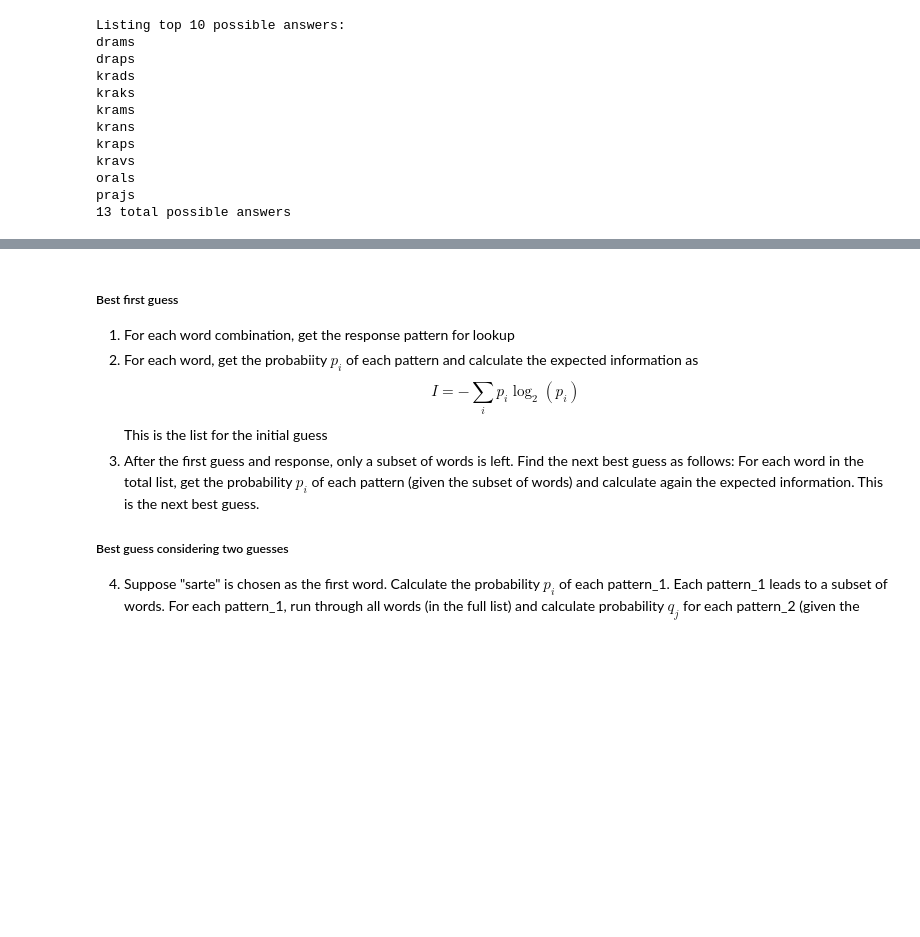
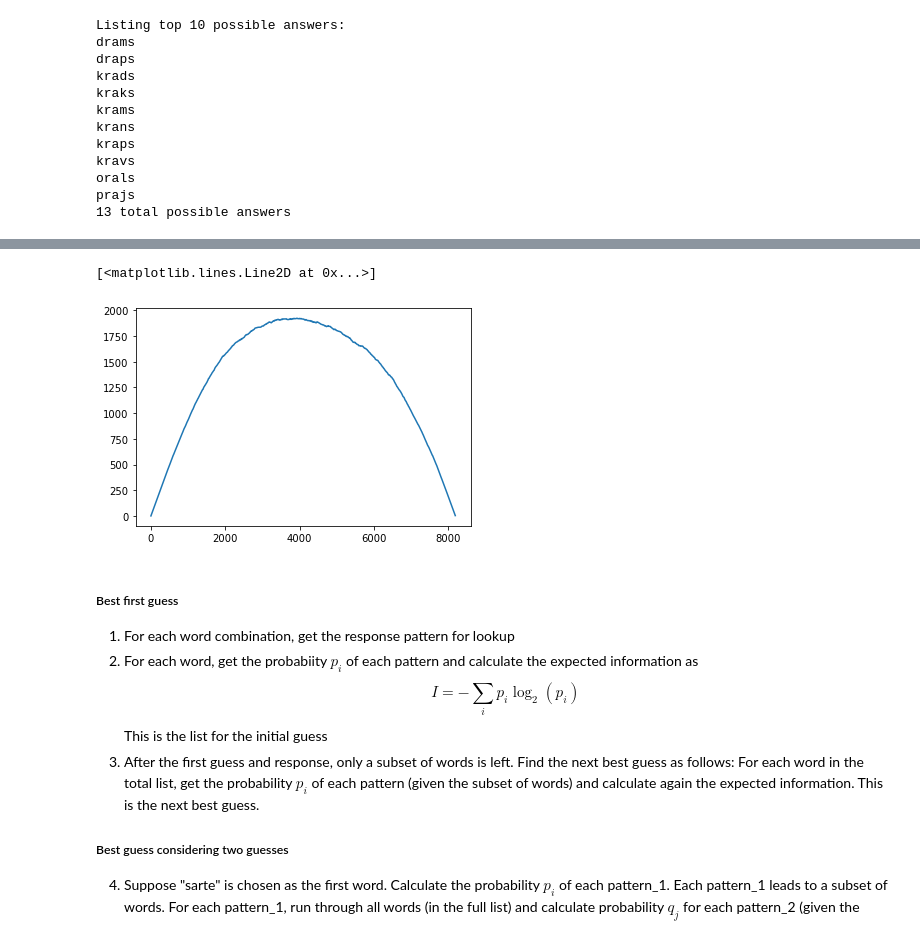
Before and after one commit to jacobsbach/wordle, a Jupyter notebook: wordle.ipynb, the cells around one changed output, grey strips where cells are left out. Saved outputs shown, nothing was run; the diff lists cells and outputs as text; code cells hidden in the pictures; blank space fills up the shorter version.

```diff
--- a/wordle.ipynb
+++ b/wordle.ipynb
@@ -74,0 +260,3 @@ ws.get_best_guesses(only_possible = True)
+# %%
+df_best1 = ws.get_best_guesses()
+df_best1
@@ -75,3 +277,15 @@ ws.get_best_guesses(only_possible = True)
+# %%
+import matplotlib.pyplot as plt
+data = []
+x = list(np.arange(0,8195,10))
+for _x in x:
+    data.append(len(set(df_best0['guess'].loc[:_x]).intersection(set(df_best1['guess'].loc[:_x]))))
+
+plt.plot(x,[x-data for x,data in zip(x,data)])
+#plt.plot(x,x)
+# %% [output]
+[<matplotlib.lines.Line2D at 0x...>]
+[figure, added]
 # %% [markdown]
 ##### Best first guess
 1. For each word combination, get the response pattern for lookup
```
Also changed, not shown: parts of 33 cells of this notebook, 2 other files.
